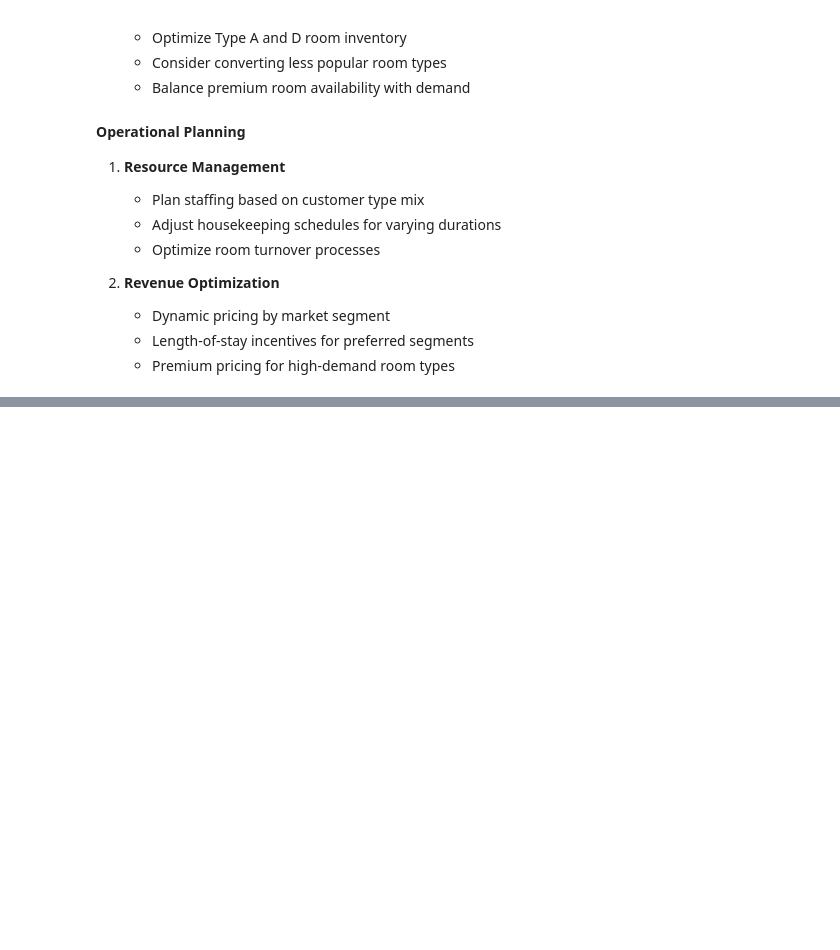
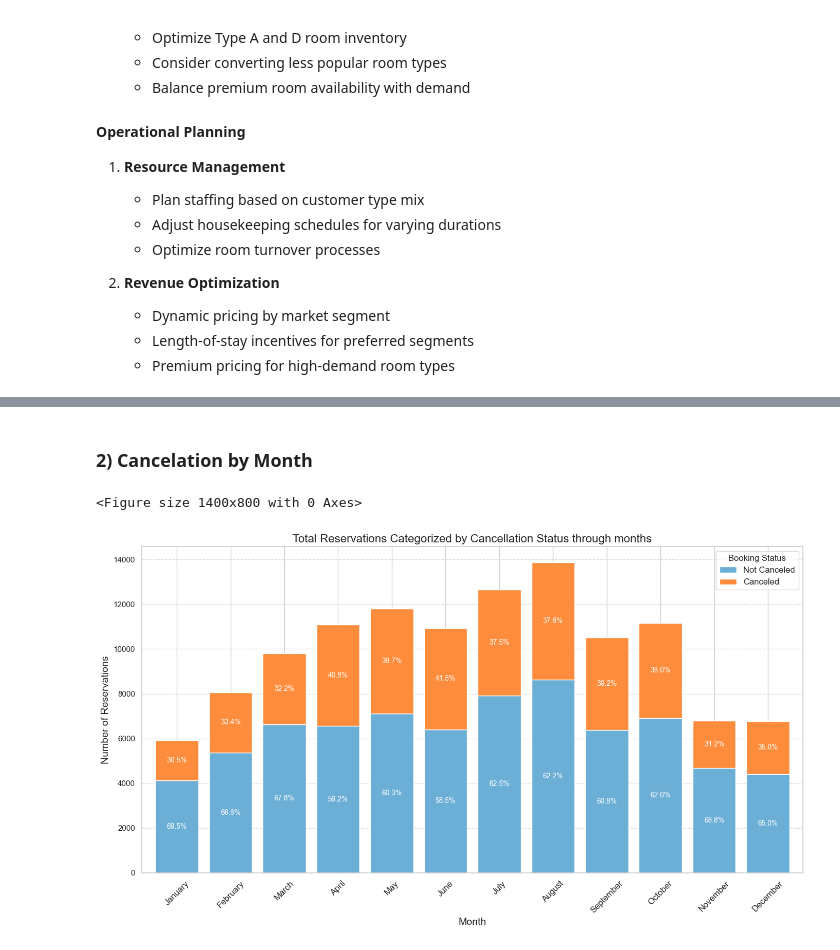
Before and after one commit to asif-mursalin/Data-mining-project, a Jupyter notebook: Project_Asif.ipynb, the cells around one changed output, grey strips where cells are left out. Drawn from its saved outputs; the diff is of its cells as text; code cells hidden in the pictures; blank space fills up the shorter version.

```diff
--- a/Project_Asif.ipynb
+++ b/Project_Asif.ipynb
@@ -1581,0 +1618,44 @@ plot_stay_duration_by_room_type(df_copy)
+# %% [markdown]
+### 2) Cancelation by Month
+# %%
+# Order months
+months_order = ["January", "February", "March", "April", "May", "June",
+                "July", "August", "September", "October", "November", "December"]
+
+# Group data by month and cancellation status
+monthly_data = df.groupby(['arrival_date_month', 'is_canceled']).size().unstack(fill_value=0).reindex(months_order)
+
+# Normalize data to percentages
+monthly_percent = monthly_data.div(monthly_data.sum(axis=1), axis=0) * 100
+
+# Plot a stacked bar chart
+plt.figure(figsize=(14, 8))
+monthly_data.plot(kind='bar', stacked=True, width=0.8, color=['#6baed6', '#fd8d3c'], figsize=(14, 8))
+
+# Adding labels and title
+plt.title("Total Reservations Categorized by Cancellation Status through months", fontsize=16)
+plt.xlabel("Month", fontsize=14)
+plt.ylabel("Number of Reservations", fontsize=14)
+plt.xticks(rotation=45, fontsize=12)
+plt.legend(["Not Canceled", "Canceled"], title="Booking Status", fontsize=12)
+
+# Add percentage labels on the bars
+for i, (index, row) in enumerate(monthly_percent.iterrows()):
+    for j, value in enumerate(row):
+        if value > 0:  # Avoid plotting percentages for 0
+            plt.text(
+                i,
+                monthly_data.iloc[i].cumsum()[j] - (monthly_data.iloc[i, j] / 2),
+                f"{value:.1f}%",
+                ha="center",
+                va="center",
+                color="white",
+                fontsize=10
+            )
+
+plt.grid(axis='y', linestyle='--', alpha=0.7)
+plt.tight_layout()
+plt.show()
+# %% [output]
+<Figure size 1400x800 with 0 Axes>
+[figure, added]
```
Also changed, not shown: parts of 18 cells of this notebook.
